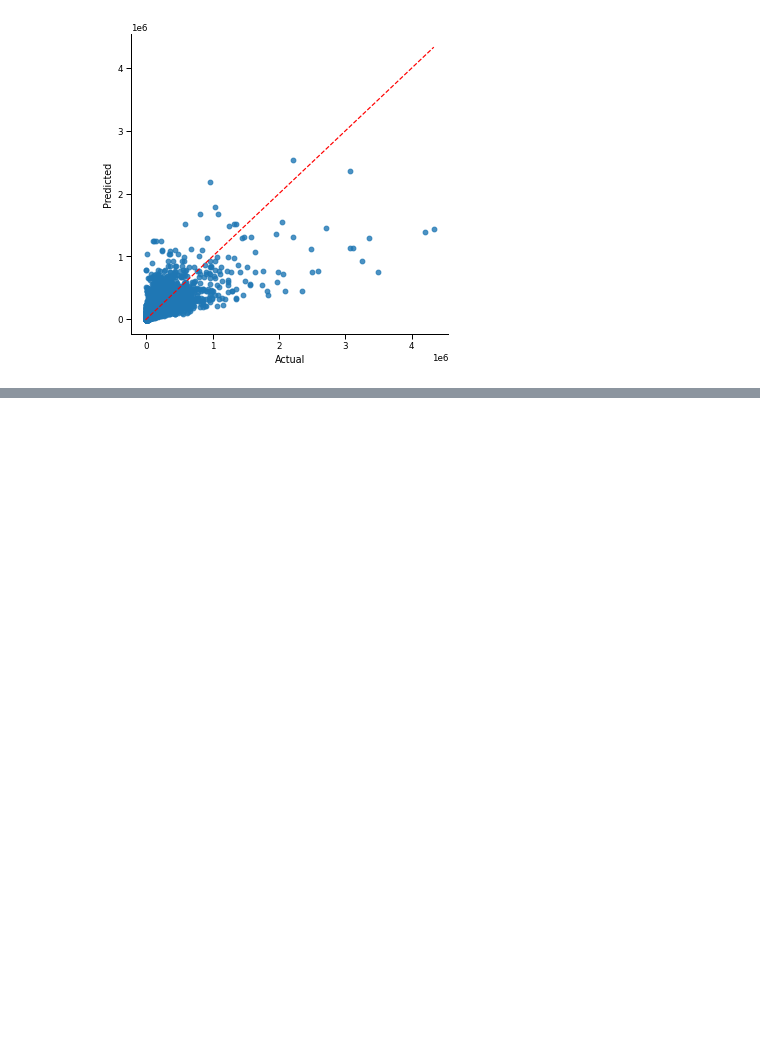
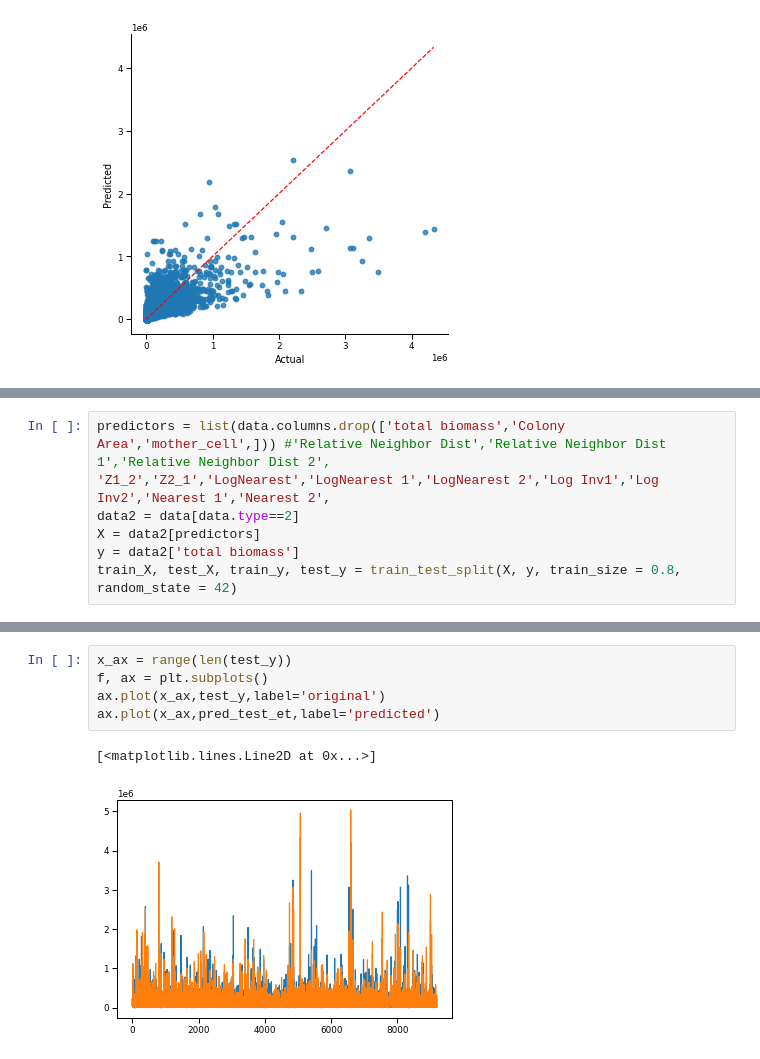
Before and after one commit to Jsakkos/nufeb-cyano-e-coli, a Jupyter notebook: notebooks/Multiple linear regression.ipynb, the cells around one changed output, grey strips where cells are left out. Cells and saved outputs as stored; diff of their text form; blank space fills up the shorter version.

```diff
--- a/notebooks/Multiple linear regression.ipynb
+++ b/notebooks/Multiple linear regression.ipynb
@@ -315 +317,8 @@ from sklearn.metrics import mean_squared_error
+# %%
+predictors = list(data.columns.drop(['total biomass','Colony Area','mother_cell',])) #'Relative Neighbor Dist','Relative Neighbor Dist 1','Relative Neighbor Dist 2',
+'Z1_2','Z2_1','LogNearest','LogNearest 1','LogNearest 2','Log Inv1','Log Inv2','Nearest 1','Nearest 2',
+data2 = data[data.type==2]
+X = data2[predictors]
+y = data2['total biomass']
+train_X, test_X, train_y, test_y = train_test_split(X, y, train_size = 0.8, random_state = 42)
 # %%
@@ -335,0 +405,8 @@ print(r2_score(test_y, pred_test_rf))
+# %%
+x_ax = range(len(test_y))
+f, ax = plt.subplots()
+ax.plot(x_ax,test_y,label='original')
+ax.plot(x_ax,pred_test_et,label='predicted')
+# %% [output]
+[<matplotlib.lines.Line2D at 0x...>]
+[figure, added]
```
Also changed, not shown: parts of 13 cells of this notebook.
